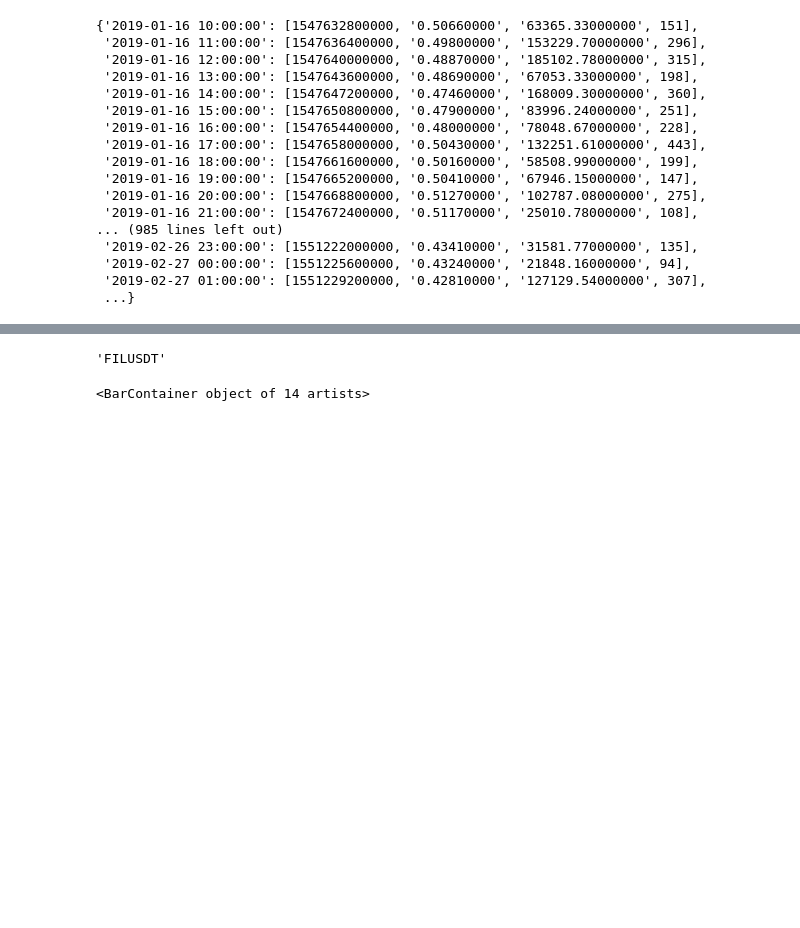
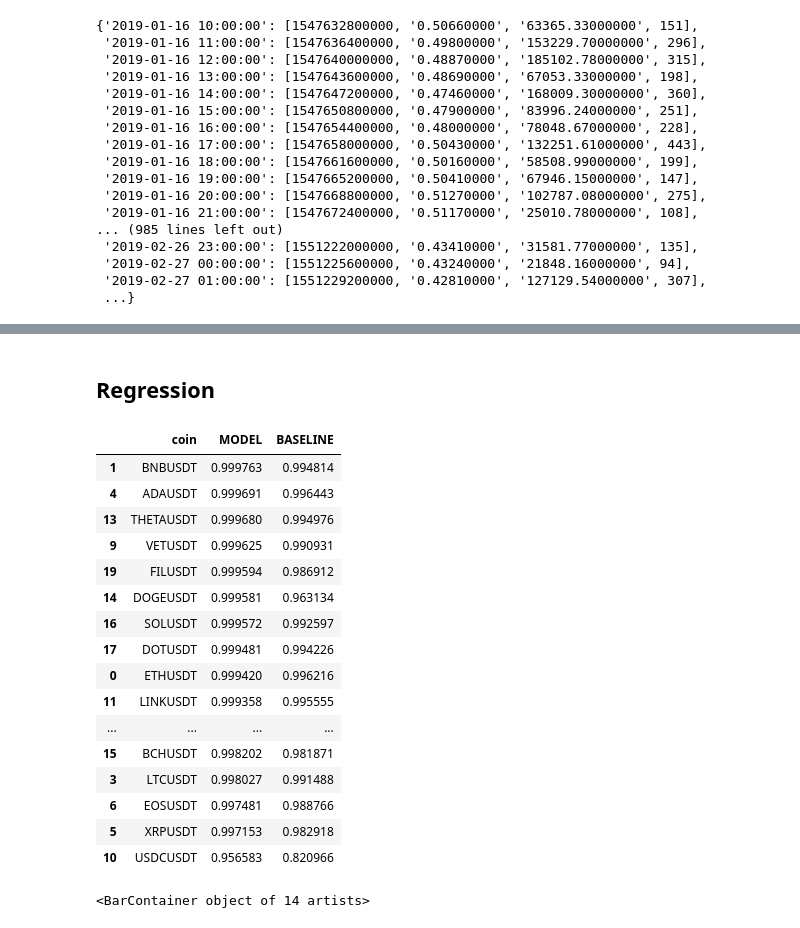
Before and after one commit to aalici/SmartCryptoSearchInTrends, a Jupyter notebook: binance_first.ipynb, the cells around one changed output, grey strips where cells are left out. Drawn from its saved outputs; the diff is of its cells as text; code cells hidden in the pictures; blank space fills up the shorter version.

```diff
--- a/binance_first.ipynb
+++ b/binance_first.ipynb
@@ -369,0 +379,4 @@ pd.DataFrame(data = list_all, columns = ["coin", "F1"]).sort_values(by="F1", asc
+# %%
+    df_tmp = df_all_coins.loc[df_all_coins.coin ==coin, : ]
+    df_tmp.dropna(inplace = True)
+df_tmp["macd12"].apply(lambda x: 1 if x > 0 else  (-1 if x < 0 else 0 ) )
@@ -370,7 +397,52 @@ pd.DataFrame(data = list_all, columns = ["coin", "F1"]).sort_values(by="F1", asc
+# %% [markdown]
+## Regression
 # %%
-coin
+#from sklearn.tree import DecisionTreeClassifier
+from sklearn.ensemble import RandomForestRegressor
+from sklearn.metrics import r2_score
+import warnings
+warnings.filterwarnings("ignore")
+
+
+list_all = []
+for coin in df_all_coins.coin.unique():
+
+    clf = RandomForestRegressor(n_estimators=10 ,random_state=0, max_depth = 10)
+
+    #df_tmp = df_all_coins.copy()
+    df_tmp = df_all_coins.loc[df_all_coins.coin ==coin, : ]
+    df_tmp.dropna(inplace = True)
+    y = df_tmp.loc[:, ["Target"]]
+    X = df_tmp.loc[:, [ x for x in df_tmp.columns if x not in (["Target", "coin", "next1price", "next2price", "next3price"])  ]]
+
+    clf.fit(X , y)
+    y_pred = clf.predict(X)
+    #print(classification_report(y, y_pred))
+    #print(confusion_matrix(y, y_pred))
+    list_all.append([coin, r2_score(y, y_pred), r2_score(y, df_tmp.loc[:, ["ma12"]])  ])
+    #print(coin + " - " +  str(f1_score(y, y_pred, average='macro')))
+
+    del df_tmp
+
+pd.DataFrame(data = list_all, columns = ["coin", "MODEL", "BASELINE"]).sort_values(by="MODEL", ascending = False)
 # %% [output]
-'FILUSDT'
+|  | coin | MODEL | BASELINE |
+| 1 | BNBUSDT | 0.999763 | 0.994814 |
+| 4 | ADAUSDT | 0.999691 | 0.996443 |
+| 13 | THETAUSDT | 0.999680 | 0.994976 |
+| 9 | VETUSDT | 0.999625 | 0.990931 |
+| 19 | FILUSDT | 0.999594 | 0.986912 |
+| 14 | DOGEUSDT | 0.999581 | 0.963134 |
+| 16 | SOLUSDT | 0.999572 | 0.992597 |
+| 17 | DOTUSDT | 0.999481 | 0.994226 |
+| 0 | ETHUSDT | 0.999420 | 0.996216 |
+| 11 | LINKUSDT | 0.999358 | 0.995555 |
+| ... | ... | ... | ... |
+| 15 | BCHUSDT | 0.998202 | 0.981871 |
+| 3 | LTCUSDT | 0.998027 | 0.991488 |
+| 6 | EOSUSDT | 0.997481 | 0.988766 |
+| 5 | XRPUSDT | 0.997153 | 0.982918 |
+| 10 | USDCUSDT | 0.956583 | 0.820966 |
 # %%
 from matplotlib import pyplot as plt
 
```
Also changed, not shown: parts of 11 cells of this notebook, 1 other file.
